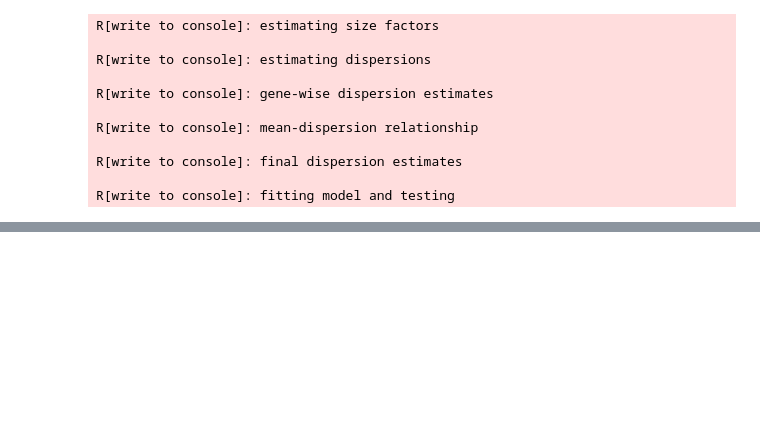
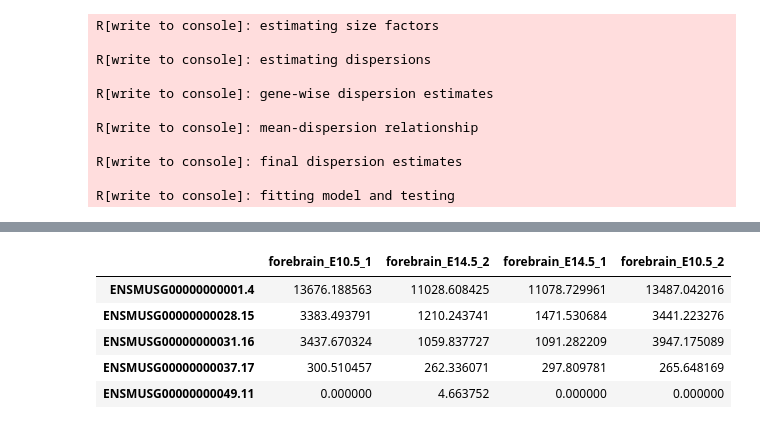
Before and after one commit to lhqing/py_genome_sci_book, a Jupyter notebook: analysis/DEGDemo/analysis/3.Pairwise_DEG_by_DESeq2_template.ipynb, the cells around one changed output, grey strips where cells are left out. Drawn from its saved outputs; the diff is of its cells as text; code cells hidden in the pictures; blank space fills up the shorter version.

```diff
--- a/analysis/DEGDemo/analysis/3.Pairwise_DEG_by_DESeq2_template.ipynb
+++ b/analysis/DEGDemo/analysis/3.Pairwise_DEG_by_DESeq2_template.ipynb
@@ -174,0 +174,9 @@ deg_df.head()
+# %%
+counts.head()
+# %% [output]
+|  | forebrain_E10.5_1 | forebrain_E14.5_2 | forebrain_E14.5_1 | forebrain_E10.5_2 |
+| ENSMUSG00000000001.4 | 13676.188563 | 11028.608425 | 11078.729961 | 13487.042016 |
+| ENSMUSG00000000028.15 | 3383.493791 | 1210.243741 | 1471.530684 | 3441.223276 |
+| ENSMUSG00000000031.16 | 3437.670324 | 1059.837727 | 1091.282209 | 3947.175089 |
+| ENSMUSG00000000037.17 | 300.510457 | 262.336071 | 297.809781 | 265.648169 |
+| ENSMUSG00000000049.11 | 0.000000 | 4.663752 | 0.000000 | 0.000000 |
```
Also changed, not shown: parts of 5 cells of this notebook, 4 other files.
